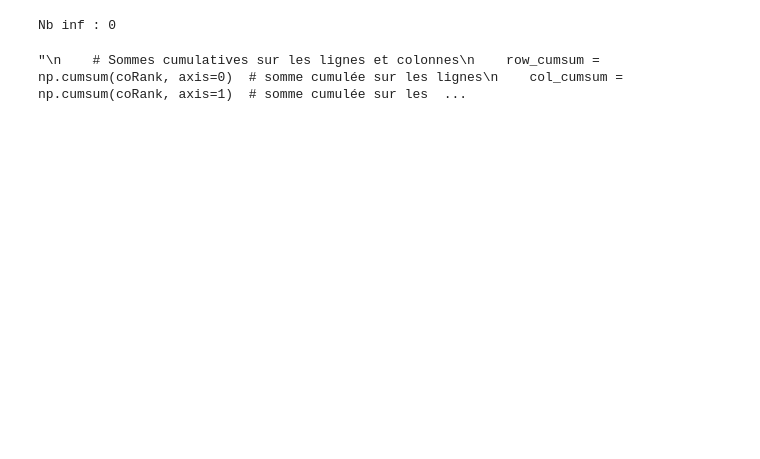
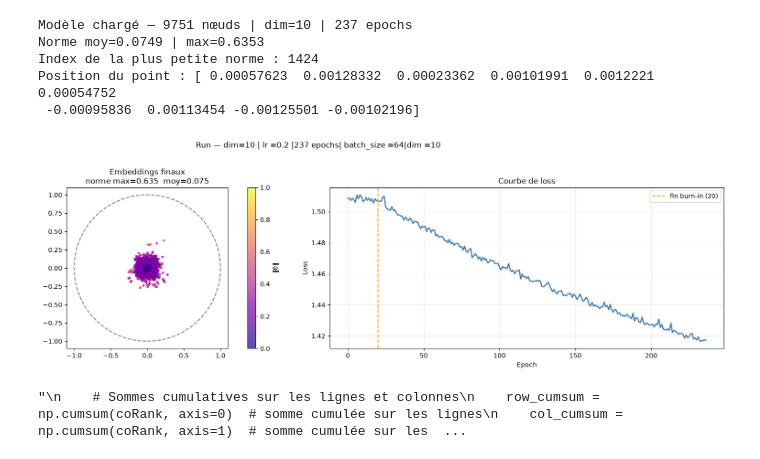
Before and after one commit to averniere/OT_simulation_maladies, a Jupyter notebook: Disease_embeddings/test.ipynb, the cells around one changed output. Cells and saved outputs as stored; diff of their text form; code cells hidden in the pictures; blank space fills up the shorter version.

Commit message:
différentes modifs du code embeddings maladies (infructueuses)

```diff
--- a/Disease_embeddings/test.ipynb
+++ b/Disease_embeddings/test.ipynb
@@ -55,7 +53,60 @@ hyperparams = checkpoint["hyperparams"]
-# %%
-print("Nb inf :", np.isinf(D_high).sum())
-# %% [output]
-Nb inf : 0
+# %%
+W = model.weight.detach().cpu().numpy()   # (N, dim)
+norms = np.linalg.norm(W, axis=1)
+
+print(f"Modèle chargé — {len(data)} nœuds | dim={hp['dim']} | "
+      f"{len(losses)} epochs")
+print(f"Norme moy={norms.mean():.4f} | max={norms.max():.4f}")
+
+i_min = np.argmin(norms).item()
+print(f"Index de la plus petite norme : {i_min}")
+print(f"Position du point : {W[i_min]}")
+# %% [output]
+Modèle chargé — 9751 nœuds | dim=10 | 237 epochs
+Norme moy=0.0749 | max=0.6353
+Index de la plus petite norme : 1424
+Position du point : [ 0.00057623  0.00128332  0.00023362  0.00101991  0.0012221   0.00054752
+ -0.00095836  0.00113454 -0.00125501 -0.00102196]
+# %%
+def visualize_training(losses, W, args):
+
+    norms = np.linalg.norm(W, axis=1)
+    fig, axes = plt.subplots(1, 2, figsize=(18, 5))
+
+    # ── 1. Disque de Poincaré ─────────────────────────────────────────
+    ax = axes[0]
+    ax.add_patch(plt.Circle((0, 0), 1.0, color='gray', fill=False, lw=1.5, ls='--'))
+    sc = ax.scatter(W[:, 0], W[:, 1], c=norms, cmap='plasma',
+                    s=10, alpha=0.7, vmin=0, vmax=1)
+    plt.colorbar(sc, ax=ax, label='‖θ‖')
+    ax.scatter(W[0, 0], W[0, 1], c='red', s=10, alpha=0.7, edgecolors='black', linewidth=0.5)
+    ax.set_xlim(-1.1, 1.1); ax.set_ylim(-1.1, 1.1)
+    ax.set_aspect('equal')
+    ax.set_title(f'Embeddings finaux\nnorme max={norms.max():.3f}  moy={norms.mean():.3f}')
+
+    # Loss
+    ax = axes[1]
+    ax.plot(losses, color='steelblue', lw=2)
+    ax.axvline(args["burnin"], color='orange', ls='--', label=f'fin burn-in ({args["burnin"]})')
+    ax.set_xlabel('Epoch'); ax.set_ylabel('Loss')
+    ax.set_title('Courbe de loss')
+    ax.legend(); ax.grid(alpha=0.3)
+
+    plt.suptitle(
+        f'Run — dim={W.shape[1]} | lr ={args["lr"]} |'
+        f'{len(losses)} epochs| batch_size ={args["batchsize"]}|dim ={args['dim']}',
+        fontsize=12, y=1.02
+    )
+    plt.tight_layout()
+
+    #fname = f"plots/omim_{args["epochs"]}_LR{args["lr"]}_G{GAMMA}_D{DIM}.pt.png"
+    #plt.savefig(fname, dpi=150, bbox_inches='tight')
+    #print(f"Figure sauvegardée : {fname}")
+    plt.show()
+
+visualize_training(losses, W, hp)
+# %% [output]
+[figure, added]
 # %%
 def get_ranking(distance_matrix):
 
```
Also changed, not shown: parts of 9 cells of this notebook, 9 other files.
